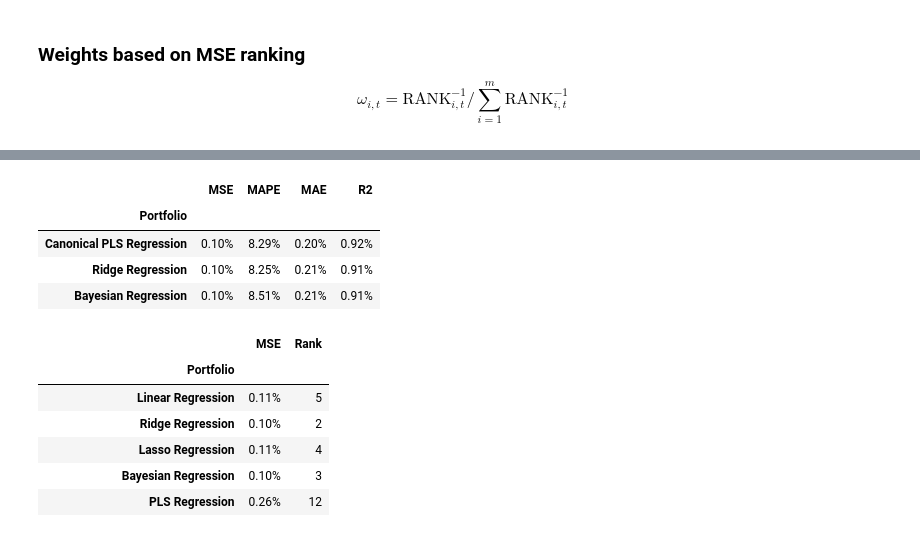
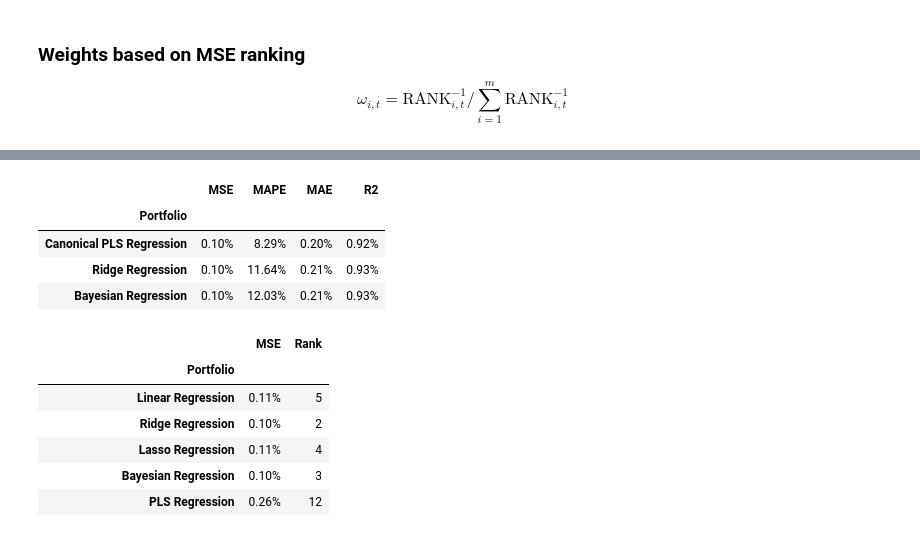
Before and after one commit to Ankru98/masterthesis, a Jupyter notebook: 5_combination_methods.ipynb, the cells around one changed output, grey strips where cells are left out. Saved outputs shown, nothing was run; the diff lists cells and outputs as text; code cells hidden in the pictures.

```diff
--- a/5_combination_methods.ipynb
+++ b/5_combination_methods.ipynb
@@ -332,14 +332,14 @@ The portfolio with the highest R2 is: Lasso Regression
 # %%
 # show the 3 best portfolios
-sorted_evaluation = evaluation.sort_values(by=['MSE', 'MAE', 'R2', 'MAPE'], ascending=[True, True, True, False]).head(3)
+sorted_evaluation = evaluation.sort_values(by=['MSE', 'MAE', 'R2', 'MAPE'], ascending=[True, True, False, True]).head(3)
 #format the dataframe to display the values as percentages
 sorted_evaluation.style.format("{:.2%}", subset=['MAPE', 'MSE', 'MAE', 'R2'])
 # %% [output]
 |  | MSE | MAPE | MAE | R2 |
 | Portfolio |  |  |  |  |
 | Canonical PLS Regression | 0.10% | 8.29% | 0.20% | 0.92% |
-| Ridge Regression | 0.10% | 8.25% | 0.21% | 0.91% |
-| Bayesian Regression | 0.10% | 8.51% | 0.21% | 0.91% |
+| Ridge Regression | 0.10% | 11.64% | 0.21% | 0.93% |
+| Bayesian Regression | 0.10% | 12.03% | 0.21% | 0.93% |
 # %%
 # create dataframe with all evaluation metrics
 mse_df = pd.DataFrame(evaluation['MSE'])
```
Also changed, not shown: parts of 13 cells of this notebook, 4 other files.
